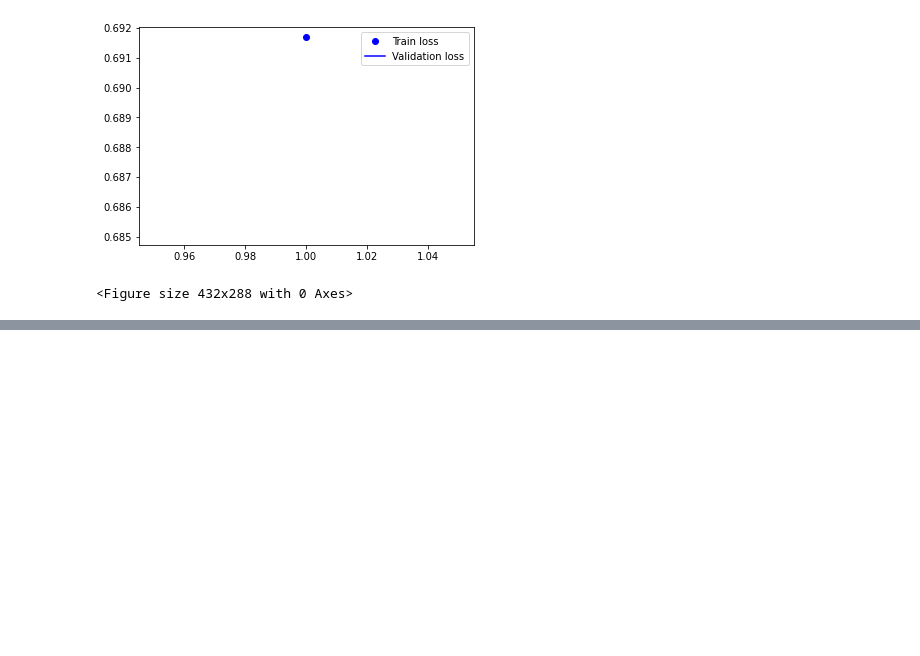
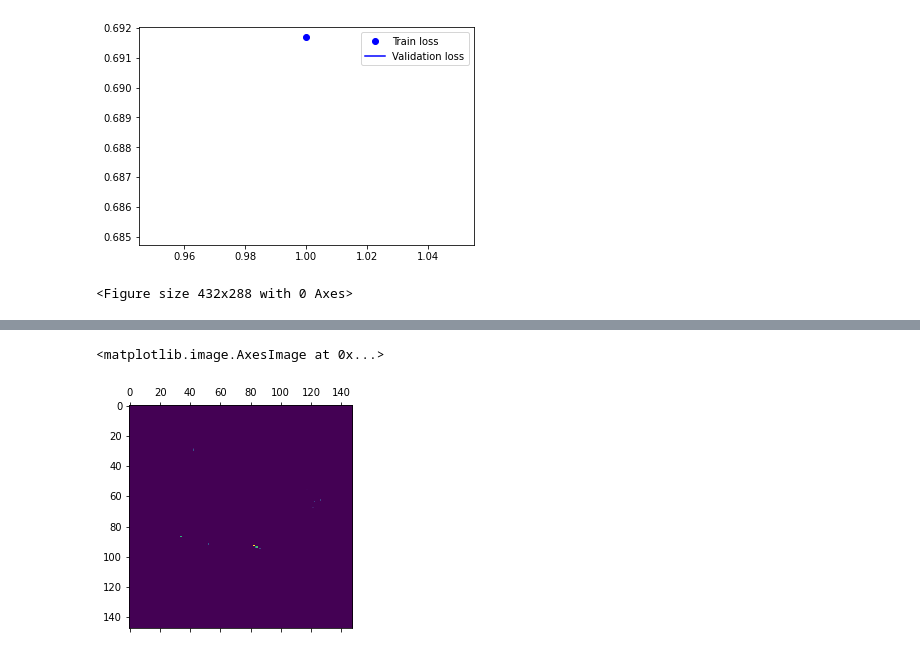
Before and after one commit to TheKoSmOnAvT/MlStudy, a Jupyter notebook: book/catVSdogs/catVSdogs.ipynb, the cells around one changed output, grey strips where cells are left out. Drawn from its saved outputs; the diff is of its cells as text; code cells hidden in the pictures; blank space fills up the shorter version.

```diff
--- a/book/catVSdogs/catVSdogs.ipynb
+++ b/book/catVSdogs/catVSdogs.ipynb
@@ -269,0 +338,5 @@ plt.figure()
+# %%
+plt.matshow(first_layer_activation[0,:,:,7], cmap='viridis')
+# %% [output]
+<matplotlib.image.AxesImage at 0x...>
+[figure, added]
```
Also changed, not shown: parts of 10 cells of this notebook, 1 other file.
